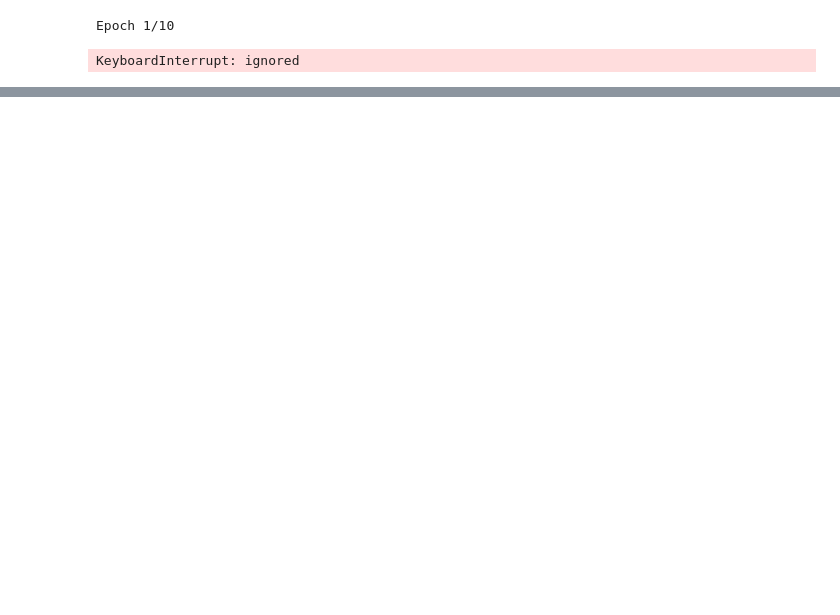
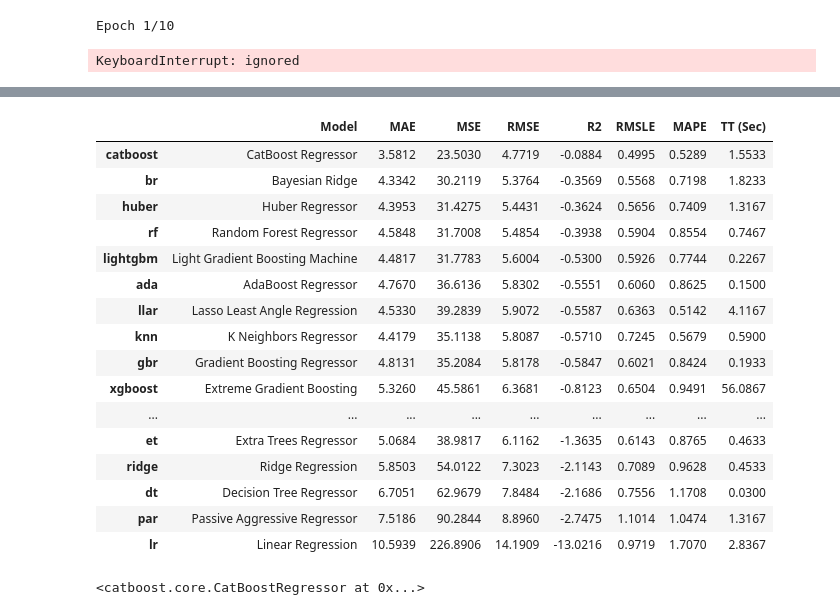
Before and after one commit to AschHarwood/social_unrest, a Jupyter notebook: social_unrest_timeseries_v4_10_25.ipynb, the cells around one changed output, grey strips where cells are left out. Cells and saved outputs as stored; diff of their text form; code cells hidden in the pictures; blank space fills up the shorter version.

```diff
--- a/social_unrest_timeseries_v4_10_25.ipynb
+++ b/social_unrest_timeseries_v4_10_25.ipynb
@@ -1177,0 +1968,24 @@ KeyboardInterrupt: ignored
+# %%
+best = compare_models(turbo=True, n_select=5)
+# %% [output]
+|  | Model | MAE | MSE | RMSE | R2 | RMSLE | MAPE | TT (Sec) |
+| catboost | CatBoost Regressor | 3.5812 | 23.5030 | 4.7719 | -0.0884 | 0.4995 | 0.5289 | 1.5533 |
+| br | Bayesian Ridge | 4.3342 | 30.2119 | 5.3764 | -0.3569 | 0.5568 | 0.7198 | 1.8233 |
+| huber | Huber Regressor | 4.3953 | 31.4275 | 5.4431 | -0.3624 | 0.5656 | 0.7409 | 1.3167 |
+| rf | Random Forest Regressor | 4.5848 | 31.7008 | 5.4854 | -0.3938 | 0.5904 | 0.8554 | 0.7467 |
+| lightgbm | Light Gradient Boosting Machine | 4.4817 | 31.7783 | 5.6004 | -0.5300 | 0.5926 | 0.7744 | 0.2267 |
+| ada | AdaBoost Regressor | 4.7670 | 36.6136 | 5.8302 | -0.5551 | 0.6060 | 0.8625 | 0.1500 |
+| llar | Lasso Least Angle Regression | 4.5330 | 39.2839 | 5.9072 | -0.5587 | 0.6363 | 0.5142 | 4.1167 |
+| knn | K Neighbors Regressor | 4.4179 | 35.1138 | 5.8087 | -0.5710 | 0.7245 | 0.5679 | 0.5900 |
+| gbr | Gradient Boosting Regressor | 4.8131 | 35.2084 | 5.8178 | -0.5847 | 0.6021 | 0.8424 | 0.1933 |
+| xgboost | Extreme Gradient Boosting | 5.3260 | 45.5861 | 6.3681 | -0.8123 | 0.6504 | 0.9491 | 56.0867 |
+| ... | ... | ... | ... | ... | ... | ... | ... | ... |
+| et | Extra Trees Regressor | 5.0684 | 38.9817 | 6.1162 | -1.3635 | 0.6143 | 0.8765 | 0.4633 |
+| ridge | Ridge Regression | 5.8503 | 54.0122 | 7.3023 | -2.1143 | 0.7089 | 0.9628 | 0.4533 |
+| dt | Decision Tree Regressor | 6.7051 | 62.9679 | 7.8484 | -2.1686 | 0.7556 | 1.1708 | 0.0300 |
+| par | Passive Aggressive Regressor | 7.5186 | 90.2844 | 8.8960 | -2.7475 | 1.1014 | 1.0474 | 1.3167 |
+| lr | Linear Regression | 10.5939 | 226.8906 | 14.1909 | -13.0216 | 0.9719 | 1.7070 | 2.8367 |
+# %%
+best[0]
+# %% [output]
+<catboost.core.CatBoostRegressor at 0x...>
```
Also changed, not shown: parts of 202 cells of this notebook.
